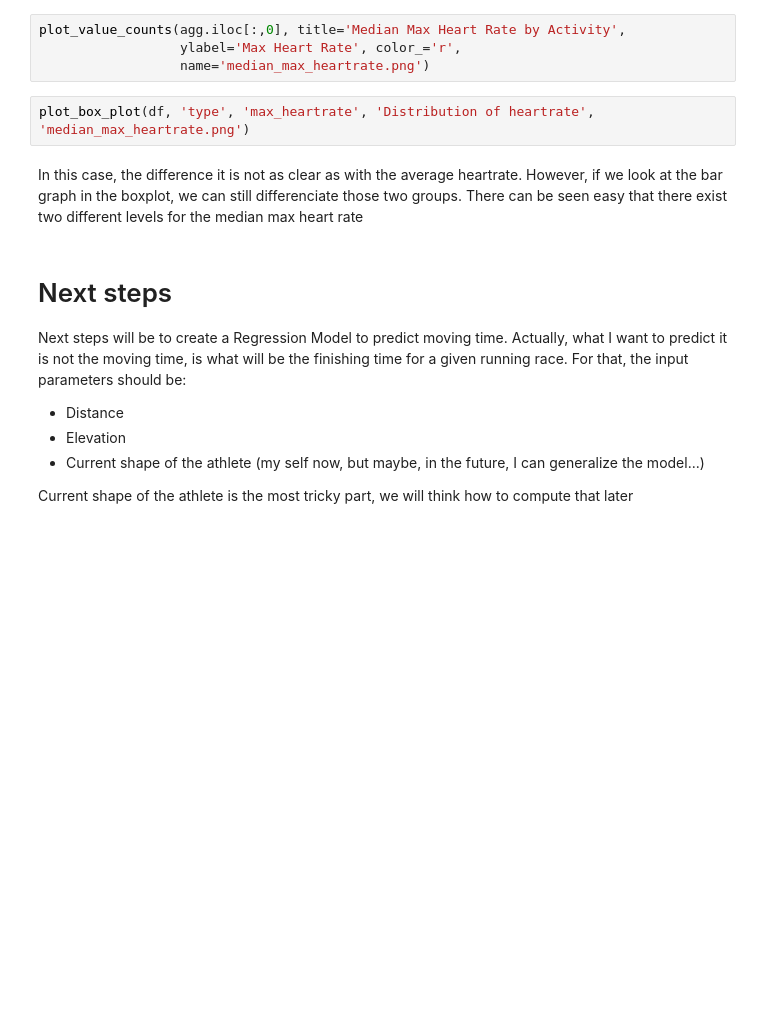
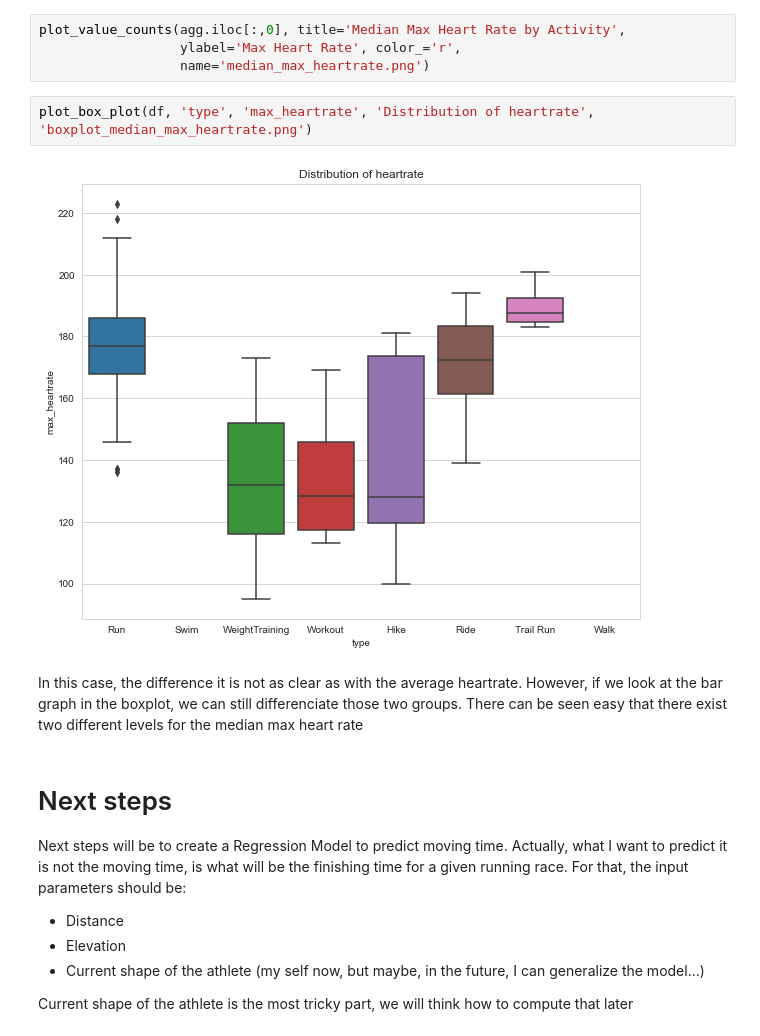
Before and after one commit to carcligu/EDA_Strava, a Jupyter notebook: EDA_Strava.ipynb, the cells around one changed output. Saved outputs shown, nothing was run; the diff lists cells and outputs as text; blank space fills up the shorter version.

```diff
--- a/EDA_Strava.ipynb
+++ b/EDA_Strava.ipynb
@@ -351,7 +417,9 @@ plot_value_counts(agg.iloc[:,0], title='Median Max Heart Rate by Activity',
                   ylabel='Max Heart Rate', color_='r',
                   name='median_max_heartrate.png')
 # %%
-plot_box_plot(df, 'type', 'max_heartrate', 'Distribution of heartrate', 'median_max_heartrate.png')
+plot_box_plot(df, 'type', 'max_heartrate', 'Distribution of heartrate', 'boxplot_median_max_heartrate.png')
+# %% [output]
+[figure, added]
 # %% [markdown]
 In this case, the difference it is not as clear as with the average heartrate. However, if we look at the bar graph in the boxplot, we can still differenciate those two groups. There can be seen easy that there exist two different levels for the median max heart rate
 # %% [markdown]
```
Also changed, not shown: parts of 11 cells of this notebook, 3 other files.
